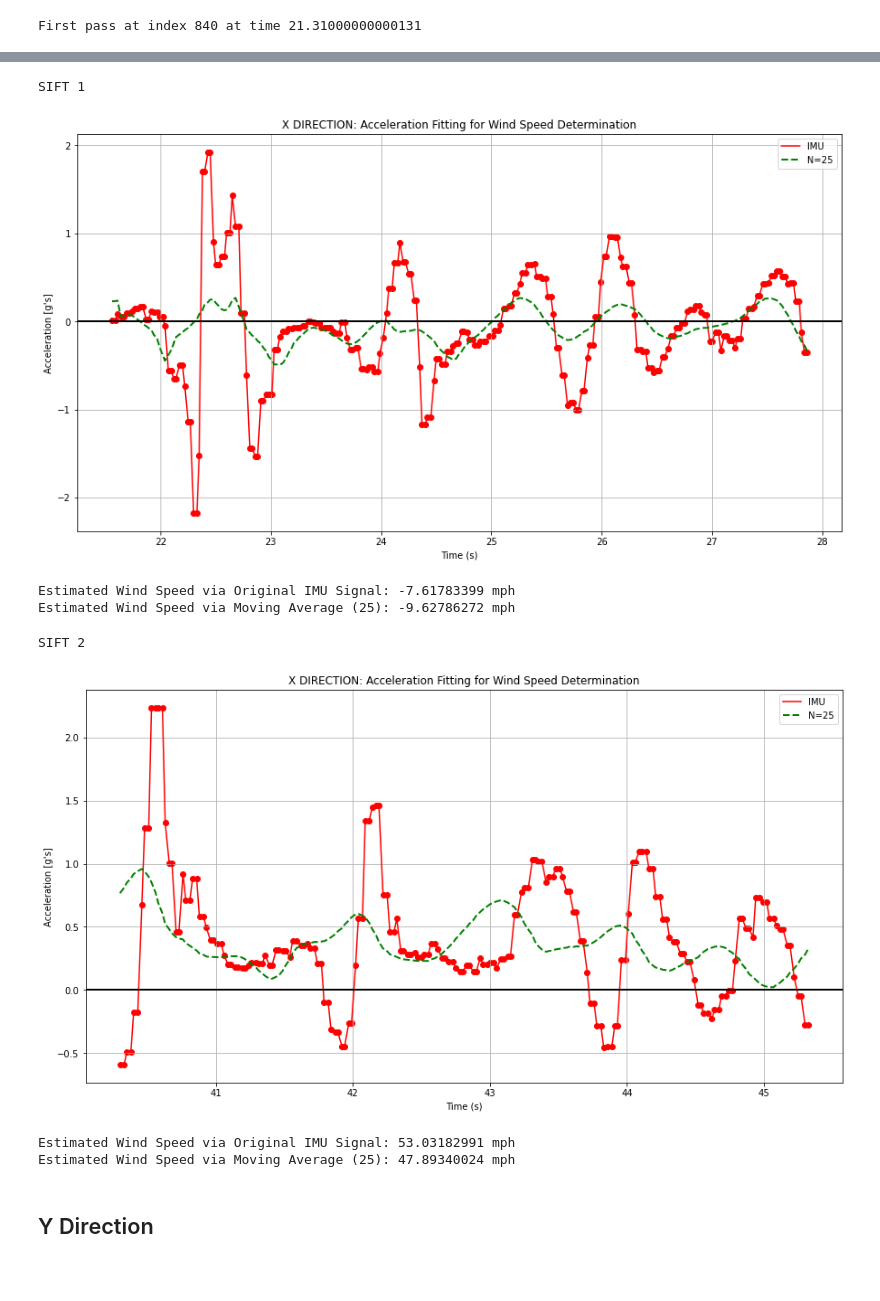
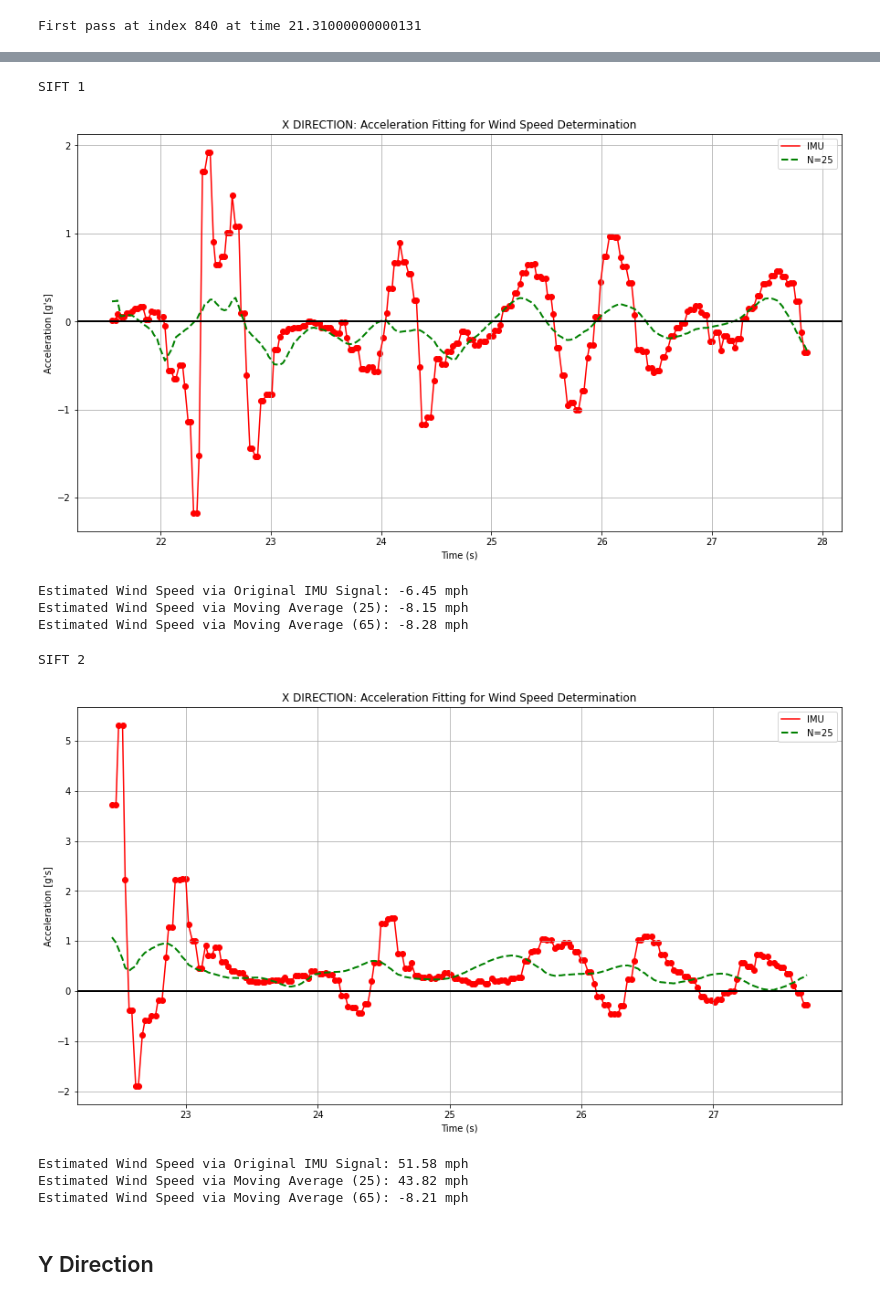
Before and after one commit to VADL-2022/IMU_VV, a Jupyter notebook: 05_NASA_SLI/Moving_Averages_USLI.ipynb, the cells around one changed output, grey strips where cells are left out. Drawn from its saved outputs; the diff is of its cells as text; code cells hidden in the pictures; blank space fills up the shorter version.

```diff
--- a/05_NASA_SLI/Moving_Averages_USLI.ipynb
+++ b/05_NASA_SLI/Moving_Averages_USLI.ipynb
@@ -124,9 +124,8 @@ tdata_S1 = tdata1[start_drogue_S1:end_drogue_S1]
 axgt_S1 = list(ax_g_S1[start_drogue_S1:end_drogue_S1])
 
 #drogue_peak_idx_S2 = find_peak_and_wait(np.array(ax_g_S2), all_time2)
-drogue_peak_idx_S2 = 1590
-start_drogue_S2 = drogue_peak_idx_S2 + 10
-end_drogue_S2 = 1800
+start_drogue_S2 = 890
+end_drogue_S2 = 1100
 tdata_S2 = tdata2[start_drogue_S2:end_drogue_S2]
 axgt_S2 = list(ax_g_S2[start_drogue_S2:end_drogue_S2])
 # %% [output]
@@ -148,5 +147,9 @@ plt.show()
 # %%
 print("SIFT 1")
+dt = 0
+for i in range(0, 100):
+    dt += tdata_S1[i+1] - tdata_S1[i]
+dt /= 100
 
 #calculate moving average
 #dynamic_window=False, dynamic_n_timing=140, dynamic_n=80
@@ -154,7 +157,6 @@ axg21t = calc_moving_avg(ax_g_S1, 25, tdata1)
 new_axg_25 = axg21t[start_drogue_S1:end_drogue_S1]
 axg21t = calc_moving_avg(ax_g_S1, 65, tdata1)
 new_axg_65 = axg21t[start_drogue_S1:end_drogue_S1]
-dt = tdata_S1[1] - tdata_S1[0]
 
 fig1 = plt.figure(1, figsize=(15,8))
 ax = plt.subplot(111)
@@ -172,53 +174,59 @@ plt.show()
 
 result_trapz_IMU = scipy.integrate.trapz(ax_g_S1[start_drogue_S1:end_drogue_S1], dx=dt)
 result_trapz_MA25 = scipy.integrate.trapz(new_axg_25, dx=dt)
-#result_trapz_MA65 = scipy.integrate.trapz(new_axg_65, dx=dt)
+result_trapz_MA65 = scipy.integrate.trapz(new_axg_65, dx=dt)
 
-print(f"Estimated Wind Speed via Original IMU Signal: {gs2mph*result_trapz_IMU:.8f} mph")
-print(f"Estimated Wind Speed via Moving Average (25): {gs2mph*result_trapz_MA25:.8f} mph")
-#print(f"Estimated Wind Speed via Moving Average (65): {gs2mph*result_trapz_MA65:.8f} mph")
+print(f"Estimated Wind Speed via Original IMU Signal: {gs2mph*result_trapz_IMU:.2f} mph")
+print(f"Estimated Wind Speed via Moving Average (25): {gs2mph*result_trapz_MA25:.2f} mph")
+print(f"Estimated Wind Speed via Moving Average (65): {gs2mph*result_trapz_MA65:.2f} mph")
 # %% [output]
 SIFT 1
 [figure]
-Estimated Wind Speed via Original IMU Signal: -7.61783399 mph
-Estimated Wind Speed via Moving Average (25): -9.62786272 mph
+Estimated Wind Speed via Original IMU Signal: -6.45 mph
+Estimated Wind Speed via Moving Average (25): -8.15 mph
+Estimated Wind Speed via Moving Average (65): -8.28 mph
 # %%
 print("SIFT 2")
+dt2 = 0
+for i in range(0, 100):
+    dt2 += tdata_S2[i+1] - tdata_S2[i]
+dt2 /= 100
 
 #calculate moving average
 #dynamic_window=False, dynamic_n_timing=140, dynamic_n=80
 axg21t = calc_moving_avg(ax_g_S2, 25, tdata_S2)
 new_axg_25_S2 = axg21t[start_drogue_S2:end_drogue_S2]
 axg21t = calc_moving_avg(ax_g_S2, 65, tdata_S2)
 new_axg_65_S2 = axg21t[start_drogue_S2:end_drogue_S2]
 dt = tdata_S2[1] - tdata_S2[0]
 
 fig1 = plt.figure(1, figsize=(15,8))
 ax = plt.subplot(111)
 l2 = ax.plot(tdata_S2, ax_g_S2[start_drogue_S2:end_drogue_S2], color='red', label='IMU')
 l2 = ax.scatter(tdata_S2, ax_g_S2[start_drogue_S2:end_drogue_S2], color='red')
 l25 = ax.plot(tdata_S2, new_axg_25_S2, color='green', label='N=25', linewidth=2, linestyle="--")
 #l65 = ax.plot(tdata_S1, new_axg_65, color='orange', label='N=65', linewidth=2, linestyle="--")
 l5 = plt.axhline(y=0, color='black', linewidth=2)
 ax.set_title("X DIRECTION: Acceleration Fitting for Wind Speed Determination")
 ax.set_xlabel('Time (s)')
 ax.set_ylabel("Acceleration [g's]")
 ax.legend()
 ax.grid()
 plt.show()
 
-result_trapz_IMU = scipy.integrate.trapz(ax_g_S2[start_drogue_S2:end_drogue_S2], dx=dt)
-result_trapz_MA25 = scipy.integrate.trapz(new_axg_25_S2, dx=dt)
-#result_trapz_MA65 = scipy.integrate.trapz(new_axg_65, dx=dt)
+result_trapz_IMU = scipy.integrate.trapz(ax_g_S2[start_drogue_S2:end_drogue_S2], dx=dt2)
+result_trapz_MA25 = scipy.integrate.trapz(new_axg_25_S2, dx=dt2)
+result_trapz_MA65 = scipy.integrate.trapz(new_axg_65, dx=dt2)
 
-print(f"Estimated Wind Speed via Original IMU Signal: {gs2mph*result_trapz_IMU:.8f} mph")
-print(f"Estimated Wind Speed via Moving Average (25): {gs2mph*result_trapz_MA25:.8f} mph")
-#print(f"Estimated Wind Speed via Moving Average (65): {gs2mph*result_trapz_MA65:.8f} mph")
+print(f"Estimated Wind Speed via Original IMU Signal: {gs2mph*result_trapz_IMU:.2f} mph")
+print(f"Estimated Wind Speed via Moving Average (25): {gs2mph*result_trapz_MA25:.2f} mph")
+print(f"Estimated Wind Speed via Moving Average (65): {gs2mph*result_trapz_MA65:.2f} mph")
 # %% [output]
 SIFT 2
-[figure, old version]
+[figure, new version]
-Estimated Wind Speed via Original IMU Signal: 53.03182991 mph
-Estimated Wind Speed via Moving Average (25): 47.89340024 mph
+Estimated Wind Speed via Original IMU Signal: 51.58 mph
+Estimated Wind Speed via Moving Average (25): 43.82 mph
+Estimated Wind Speed via Moving Average (65): -8.21 mph
 # %% [markdown]
 ## Y Direction
 # %%
```
Also changed, not shown: parts of 9 cells of this notebook, 2 other files.
